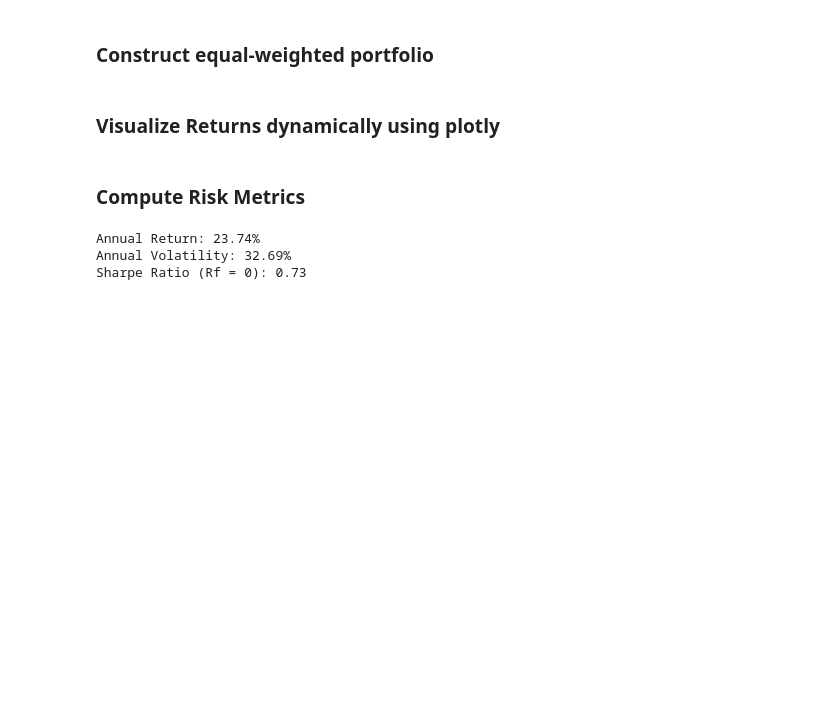
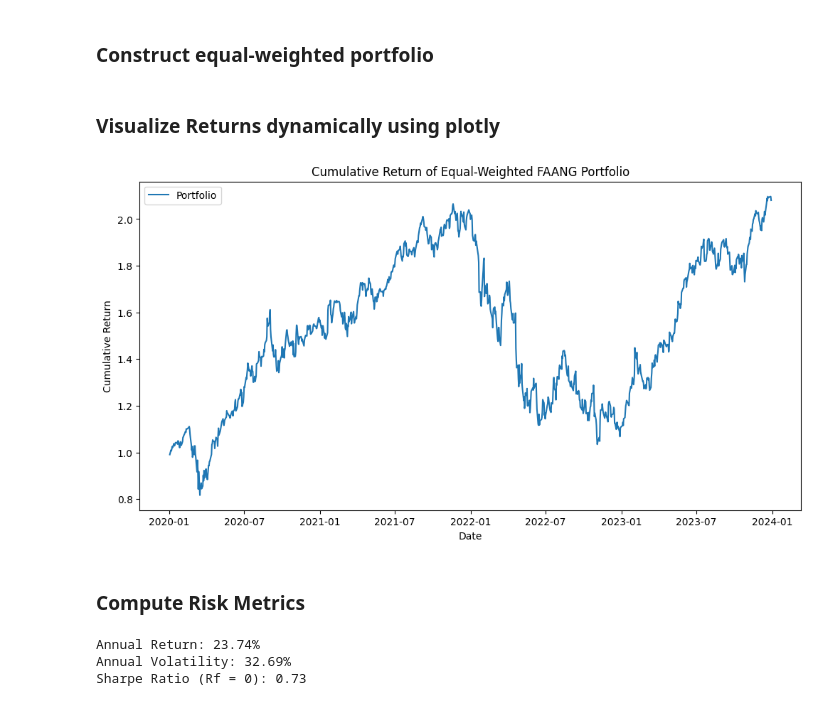
Before and after one commit to SanyaNanda/Machine-Learning, a Jupyter notebook: portfolio_return_risk_analysis.ipynb, the cells around one changed output. Saved outputs shown, nothing was run; the diff lists cells and outputs as text; code cells hidden in the pictures; blank space fills up the shorter version.

```diff
--- a/portfolio_return_risk_analysis.ipynb
+++ b/portfolio_return_risk_analysis.ipynb
@@ -53,6 +53,16 @@ fig = go.Figure()
 fig.add_trace(go.Scatter(x=portfolio_cum_returns.index, y=portfolio_cum_returns, name='FAANG Portfolio'))
 fig.update_layout(title='Cumulative Return of Equal-Weighted FAANG Portfolio',xaxis_title='Date', yaxis_title='Cumulative Return')
 fig.show()
+# %%
+plt.figure(figsize=(12, 6))
+plt.plot(portfolio_cum_returns, label='Portfolio')
+plt.title('Cumulative Return of Equal-Weighted FAANG Portfolio')
+plt.ylabel('Cumulative Return')
+plt.xlabel('Date')
+plt.legend()
+plt.show()
+# %% [output]
+[figure, added]
 # %% [markdown]
 ### Compute Risk Metrics
 # %%
```
Also changed, not shown: parts of 5 cells of this notebook.
